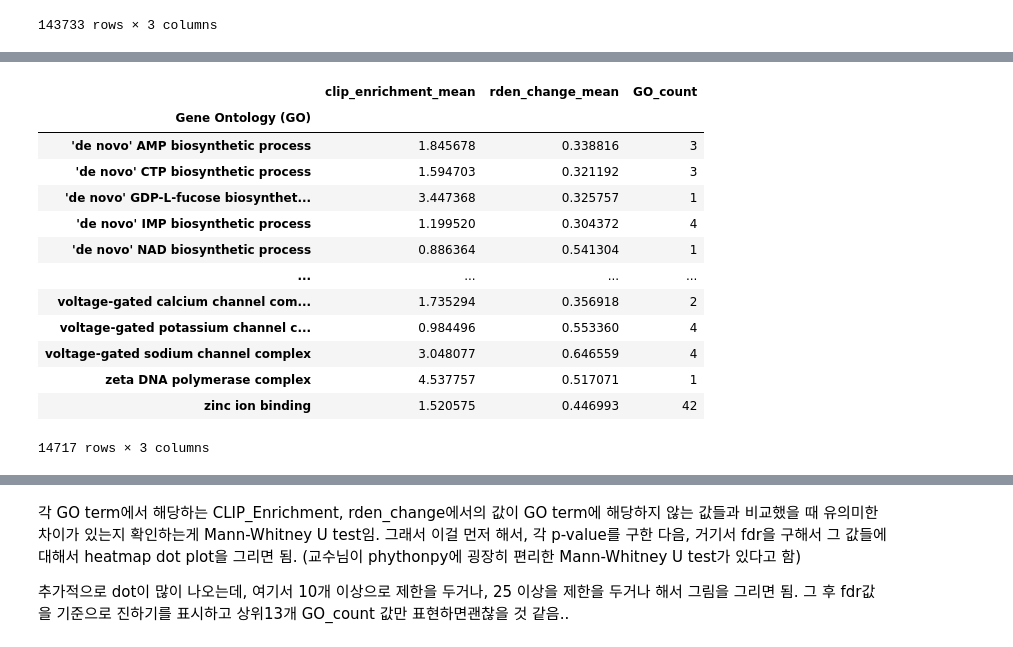
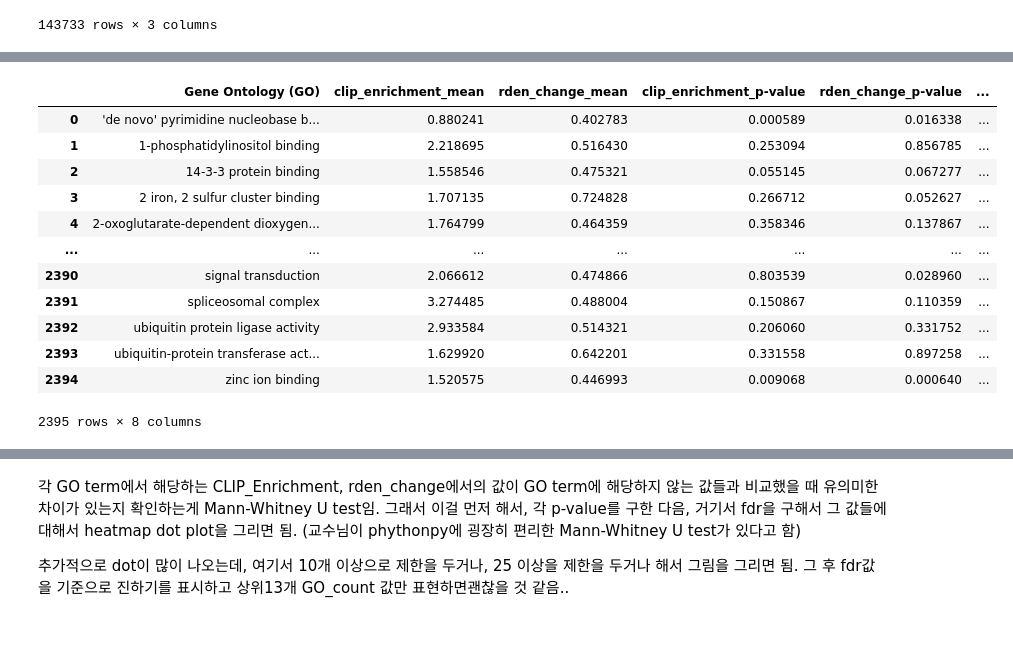
Before and after one commit to JungseoChoi/CJSbioinformatics, a Jupyter notebook: bioinformatics_project.ipynb, the cells around one changed output, grey strips where cells are left out. Drawn from its saved outputs; the diff is of its cells as text; code cells hidden in the pictures.

```diff
--- a/bioinformatics_project.ipynb
+++ b/bioinformatics_project.ipynb
@@ -129,0 +274,3 @@ subsets_GO
+# %%
+filtered_subsets_GO = subsets_GO.groupby('Gene Ontology (GO)').filter(lambda x: len(x) >= 10)
+filtered_subsets_GO
@@ -129,0 +343,17 @@ subsets_GO
+# %%
+# fdr 구하기
+from statsmodels.stats import multitest
+
+# clip_enrichment_p-value,rden_change_p-value 값들의 배열
+clip_p_values = filtered_subsets_GO['clip_enrichment_p-value'].values
+rden_p_values = filtered_subsets_GO['rden_change_p-value'].values
+
+# clip_enrichment_p-value, rden_change_p-value에 대한 FDR 계산
+reject_clip, fdr_corrected_p_values_clip, _, _ = multitest.multipletests(clip_p_values, method='fdr_bh')
+reject_rden, fdr_corrected_p_values_rden, _, _ = multitest.multipletests(rden_p_values, method='fdr_bh')
+
+# 조정된 p-value를 filtered_subsets_GO에 추가
+filtered_subsets_GO['clip_enrichment_fdr'] = fdr_corrected_p_values_clip
+filtered_subsets_GO['rden_change_fdr'] = fdr_corrected_p_values_rden
+
+filtered_subsets_GO
@@ -130,26 +375,30 @@ subsets_GO
 # %%
 # Gene Ontology (GO) 값이 같은 행들을 그룹화하고 그룹화한 행의 개수, clip_enrichment와 rden_change의 평균값 계산
-GO_heatmap = subsets_GO.groupby('Gene Ontology (GO)').agg({'clip_enrichment': 'mean', 'rden_change': 'mean'}).reset_index()
+GO_heatmap = filtered_subsets_GO.groupby(
+    'Gene Ontology (GO)').agg({'clip_enrichment': 'mean', 'rden_change': 'mean', 'clip_enrichment_p-value': 'mean','rden_change_p-value':'mean', 'clip_enrichment_fdr': 'mean','rden_change_fdr':'mean'}).reset_index()
+
+# column이름 새로 넣기
 GO_heatmap = GO_heatmap.rename(columns={'clip_enrichment': 'clip_enrichment_mean'})
 GO_heatmap = GO_heatmap.rename(columns={'rden_change': 'rden_change_mean'})
 
-GO_heatmap['GO_count'] = subsets_GO.groupby('Gene Ontology (GO)').size().values
+GO_heatmap['GO_count'] = filtered_subsets_GO.groupby('Gene Ontology (GO)').size().values
 
 GO_heatmap.set_index('Gene Ontology (GO)')
+
+GO_heatmap
 # %% [output]
-|  | clip_enrichment_mean | rden_change_mean | GO_count |
-| Gene Ontology (GO) |  |  |  |
-| 'de novo' AMP biosynthetic process | 1.845678 | 0.338816 | 3 |
-| 'de novo' CTP biosynthetic process | 1.594703 | 0.321192 | 3 |
-| 'de novo' GDP-L-fucose biosynthet... | 3.447368 | 0.325757 | 1 |
-| 'de novo' IMP biosynthetic process | 1.199520 | 0.304372 | 4 |
-| 'de novo' NAD biosynthetic process | 0.886364 | 0.541304 | 1 |
-| ... | ... | ... | ... |
-| voltage-gated calcium channel com... | 1.735294 | 0.356918 | 2 |
-| voltage-gated potassium channel c... | 0.984496 | 0.553360 | 4 |
-| voltage-gated sodium channel complex | 3.048077 | 0.646559 | 4 |
-| zeta DNA polymerase complex | 4.537757 | 0.517071 | 1 |
-| zinc ion binding | 1.520575 | 0.446993 | 42 |
+|  | Gene Ontology (GO) | clip_enrichment_mean | rden_change_mean | clip_enrichment_p-value | rden_change_p-value | ... |
+| 0 | 'de novo' pyrimidine nucleobase b... | 0.880241 | 0.402783 | 0.000589 | 0.016338 | ... |
+| 1 | 1-phosphatidylinositol binding | 2.218695 | 0.516430 | 0.253094 | 0.856785 | ... |
+| 2 | 14-3-3 protein binding | 1.558546 | 0.475321 | 0.055145 | 0.067277 | ... |
+| 3 | 2 iron, 2 sulfur cluster binding | 1.707135 | 0.724828 | 0.266712 | 0.052627 | ... |
+| 4 | 2-oxoglutarate-dependent dioxygen... | 1.764799 | 0.464359 | 0.358346 | 0.137867 | ... |
+| ... | ... | ... | ... | ... | ... | ... |
+| 2390 | signal transduction | 2.066612 | 0.474866 | 0.803539 | 0.028960 | ... |
+| 2391 | spliceosomal complex | 3.274485 | 0.488004 | 0.150867 | 0.110359 | ... |
+| 2392 | ubiquitin protein ligase activity | 2.933584 | 0.514321 | 0.206060 | 0.331752 | ... |
+| 2393 | ubiquitin-protein transferase act... | 1.629920 | 0.642201 | 0.331558 | 0.897258 | ... |
+| 2394 | zinc ion binding | 1.520575 | 0.446993 | 0.009068 | 0.000640 | ... |
-14717 rows × 3 columns
+2395 rows × 8 columns
 # %%
 # GO_count의 수가 너무 많은데, 이게 정상적인 숫자인지..? 맞음
```
Also changed, not shown: parts of 26 cells of this notebook.
